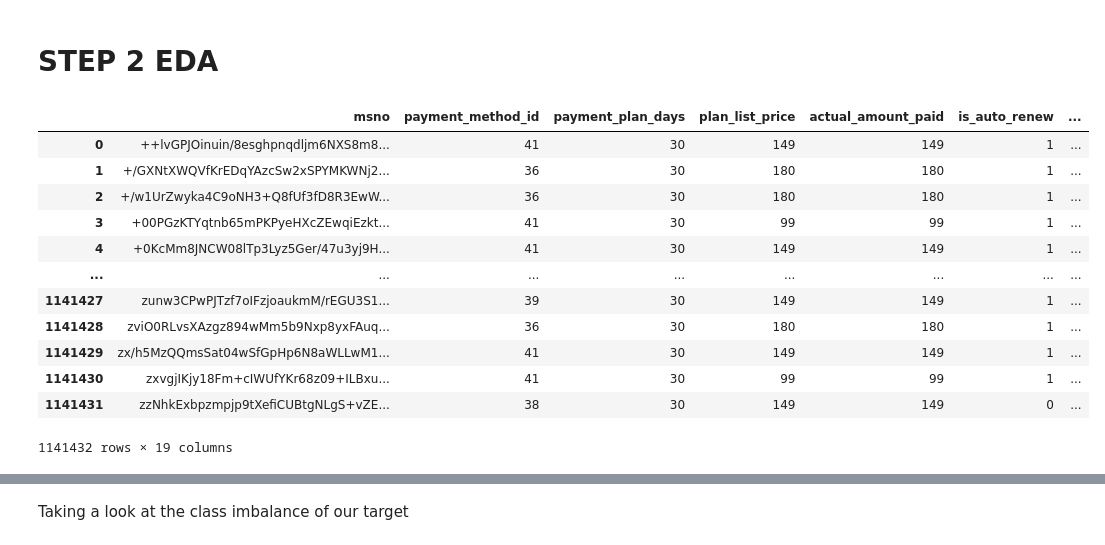
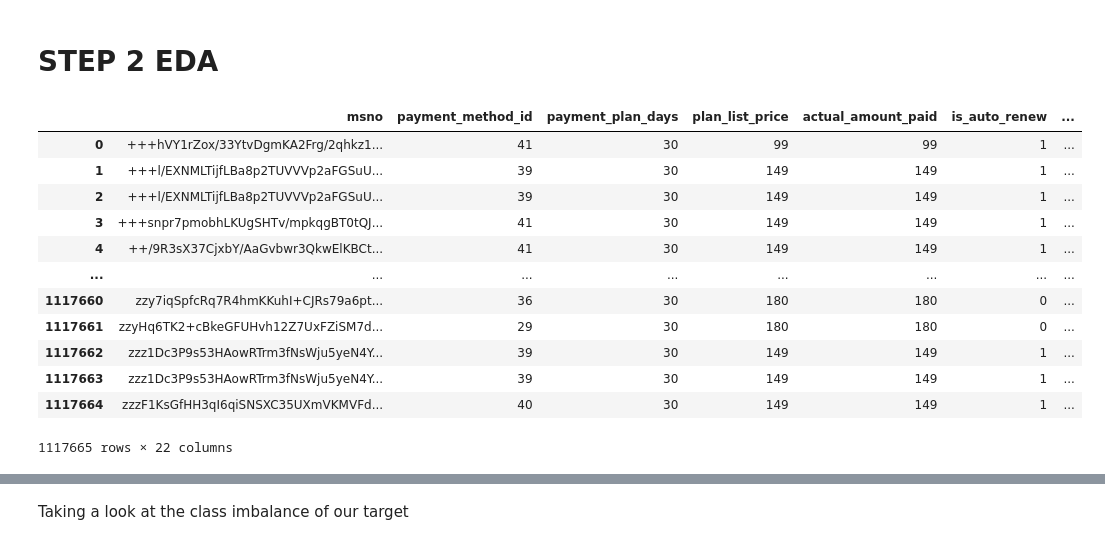
Before and after one commit to loisli0309/telecom-campaign-response, a Jupyter notebook: project.ipynb, the cells around one changed output, grey strips where cells are left out. Cells and saved outputs as stored; diff of their text form; code cells hidden in the pictures.

```diff
--- a/project.ipynb
+++ b/project.ipynb
@@ -182,0 +221,2 @@ df_model = prepare_training_data(df_transactions, df_train, df_user_logs, top_n=
+# %%
+df_model = prepare_training_data(df_transactions, df_train, df_user_logs, top_n=3)
@@ -184,21 +258,21 @@ df_model = prepare_training_data(df_transactions, df_train, df_user_logs, top_n=
 # STEP 2 EDA
 # %%
 df_model
-target_feature = 'responded'
+target_feature = 'renew_any'
 # %% [output]
 |  | msno | payment_method_id | payment_plan_days | plan_list_price | actual_amount_paid | is_auto_renew | ... |
-| 0 | ++lvGPJOinuin/8esghpnqdljm6NXS8m8... | 41 | 30 | 149 | 149 | 1 | ... |
-| 1 | +/GXNtXWQVfKrEDqYAzcSw2xSPYMKWNj2... | 36 | 30 | 180 | 180 | 1 | ... |
-| 2 | +/w1UrZwyka4C9oNH3+Q8fUf3fD8R3EwW... | 36 | 30 | 180 | 180 | 1 | ... |
-| 3 | +00PGzKTYqtnb65mPKPyeHXcZEwqiEzkt... | 41 | 30 | 99 | 99 | 1 | ... |
-| 4 | +0KcMm8JNCW08lTp3Lyz5Ger/47u3yj9H... | 41 | 30 | 149 | 149 | 1 | ... |
+| 0 | +++hVY1rZox/33YtvDgmKA2Frg/2qhkz1... | 41 | 30 | 99 | 99 | 1 | ... |
+| 1 | +++l/EXNMLTijfLBa8p2TUVVVp2aFGSuU... | 39 | 30 | 149 | 149 | 1 | ... |
+| 2 | +++l/EXNMLTijfLBa8p2TUVVVp2aFGSuU... | 39 | 30 | 149 | 149 | 1 | ... |
+| 3 | +++snpr7pmobhLKUgSHTv/mpkqgBT0tQJ... | 41 | 30 | 149 | 149 | 1 | ... |
+| 4 | ++/9R3sX37CjxbY/AaGvbwr3QkwElKBCt... | 41 | 30 | 149 | 149 | 1 | ... |
 | ... | ... | ... | ... | ... | ... | ... | ... |
-| 1141427 | zunw3CPwPJTzf7oIFzjoaukmM/rEGU3S1... | 39 | 30 | 149 | 149 | 1 | ... |
-| 1141428 | zviO0RLvsXAzgz894wMm5b9Nxp8yxFAuq... | 36 | 30 | 180 | 180 | 1 | ... |
-| 1141429 | zx/h5MzQQmsSat04wSfGpHp6N8aWLLwM1... | 41 | 30 | 149 | 149 | 1 | ... |
-| 1141430 | zxvgjIKjy18Fm+cIWUfYKr68z09+ILBxu... | 41 | 30 | 99 | 99 | 1 | ... |
-| 1141431 | zzNhkExbpzmpjp9tXefiCUBtgNLgS+vZE... | 38 | 30 | 149 | 149 | 0 | ... |
+| 1117660 | zzy7iqSpfcRq7R4hmKKuhI+CJRs79a6pt... | 36 | 30 | 180 | 180 | 0 | ... |
+| 1117661 | zzyHq6TK2+cBkeGFUHvh12Z7UxFZiSM7d... | 29 | 30 | 180 | 180 | 0 | ... |
+| 1117662 | zzz1Dc3P9s53HAowRTrm3fNsWju5yeN4Y... | 39 | 30 | 149 | 149 | 1 | ... |
+| 1117663 | zzz1Dc3P9s53HAowRTrm3fNsWju5yeN4Y... | 39 | 30 | 149 | 149 | 1 | ... |
+| 1117664 | zzzF1KsGfHH3qI6qiSNSXC35UXmVKMVFd... | 40 | 30 | 149 | 149 | 1 | ... |
-1141432 rows × 19 columns
+1117665 rows × 22 columns
 # %%
 df_model.info()
 # %% [output]
```
Also changed, not shown: parts of 39 cells of this notebook, 1 other file.
